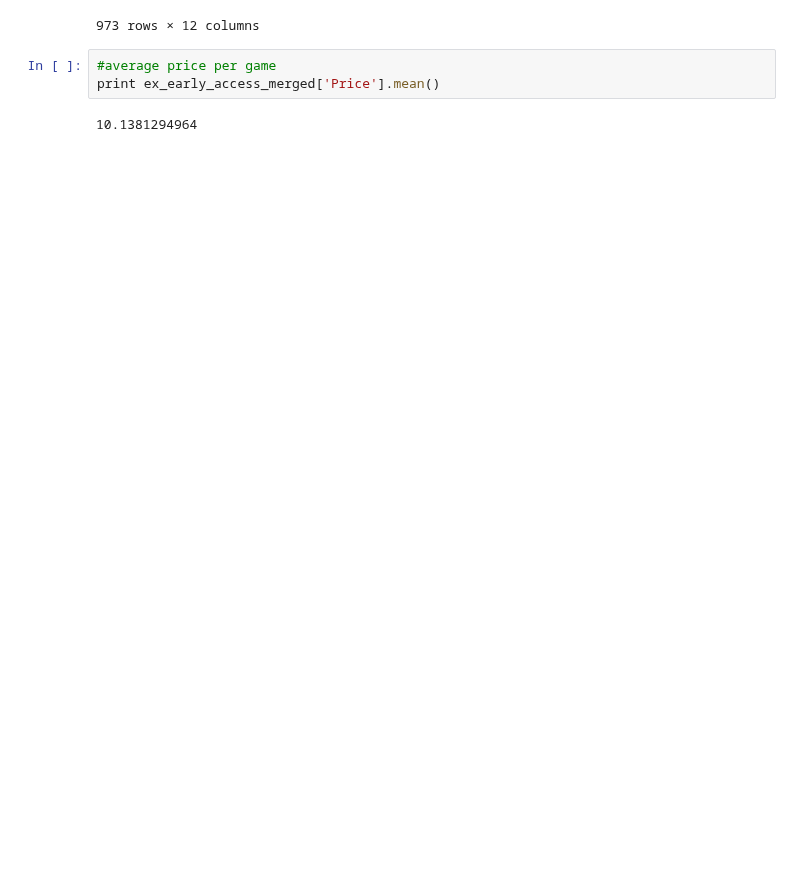
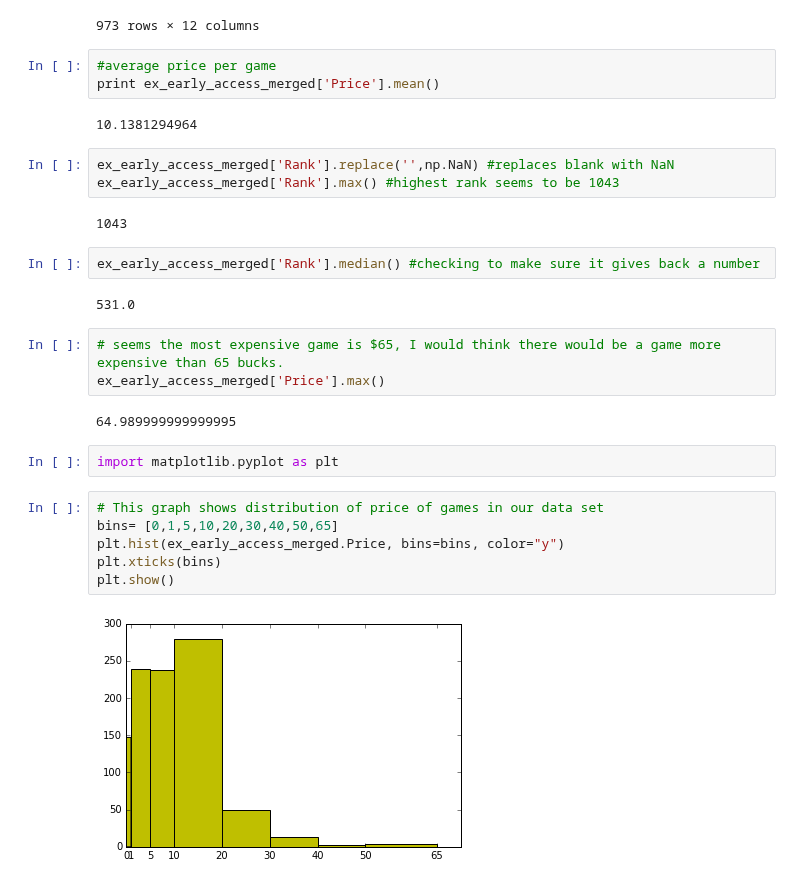
Before and after one commit to UNCG-CSE/SteamConnect, a Jupyter notebook: code/early_access_sorting.ipynb, the cells around one changed output. Saved outputs shown, nothing was run; the diff lists cells and outputs as text; blank space fills up the shorter version.

Commit message:
wrangled ex_merged data set and plotted price distribution

```diff
--- a/code/early_access_sorting.ipynb
+++ b/code/early_access_sorting.ipynb
@@ -129,3 +129,27 @@ ex_early_access_merged
 print ex_early_access_merged['Price'].mean()
 # %% [output]
 10.1381294964
+# %%
+ex_early_access_merged['Rank'].replace('',np.NaN) #replaces blank with NaN
+ex_early_access_merged['Rank'].max() #highest rank seems to be 1043
+# %% [output]
+1043
+# %%
+ex_early_access_merged['Rank'].median() #checking to make sure it gives back a number
+# %% [output]
+531.0
+# %%
+# seems the most expensive game is $65, I would think there would be a game more expensive than 65 bucks.
+ex_early_access_merged['Price'].max()
+# %% [output]
+64.989999999999995
+# %%
+import matplotlib.pyplot as plt
+# %%
+# This graph shows distribution of price of games in our data set
+bins= [0,1,5,10,20,30,40,50,65]
+plt.hist(ex_early_access_merged.Price, bins=bins, color="y")
+plt.xticks(bins)
+plt.show()
+# %% [output]
+[figure, added]
```
